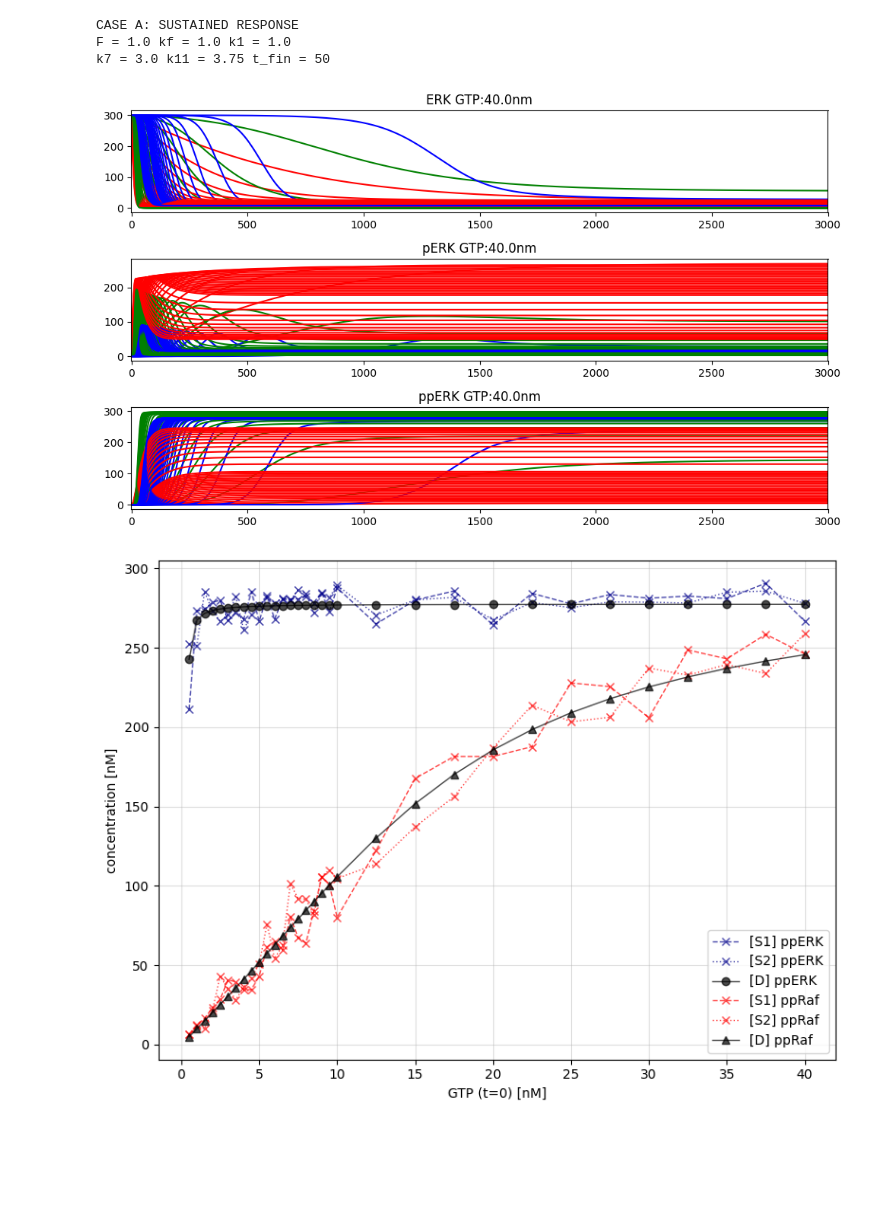
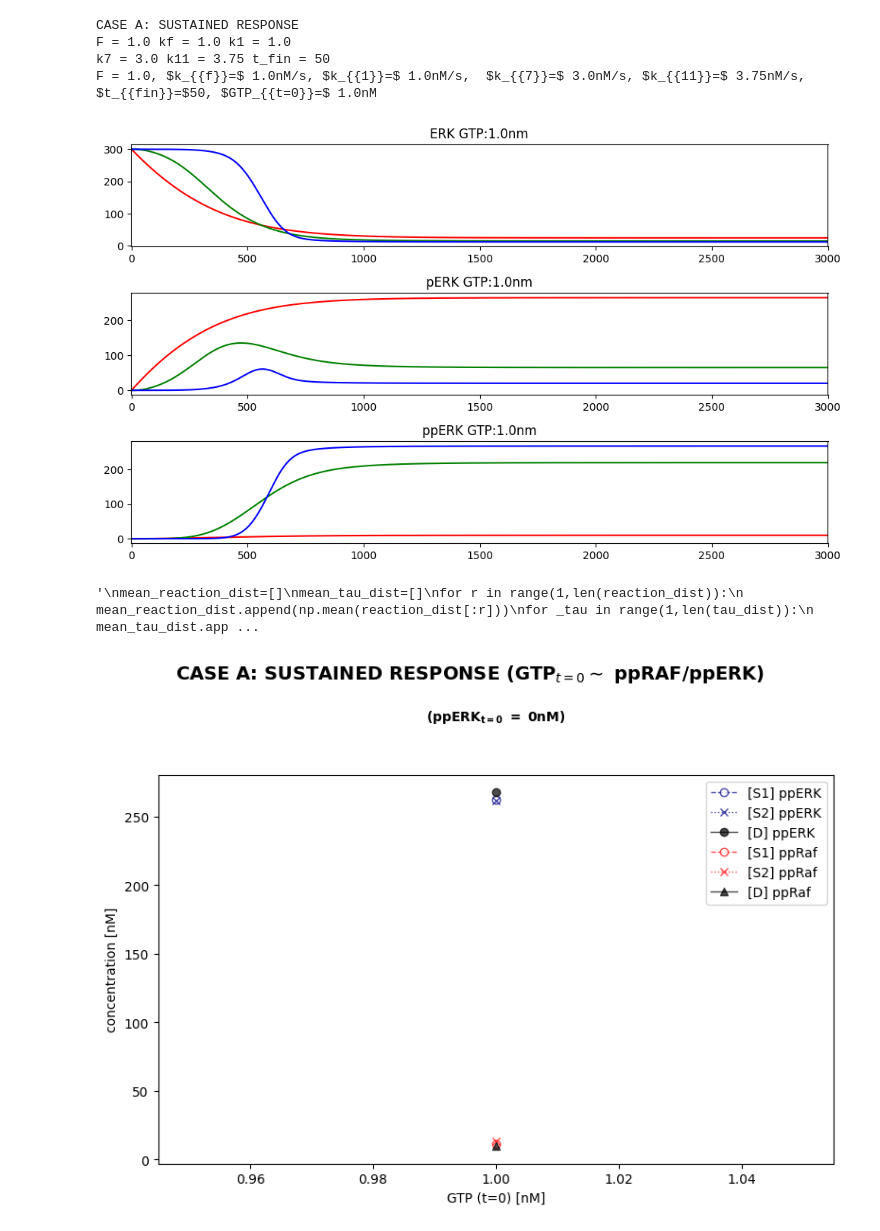
Before and after one commit to peter-clark/comp-sys-bio, a Jupyter notebook: mapK_stochastic.ipynb, the cells around one changed output. Cells and saved outputs as stored; diff of their text form; code cells hidden in the pictures; blank space fills up the shorter version.

Commit message:
Final commit before handing in report. GTP graph much cleaner and final info added to plots.

```diff
--- a/mapK_stochastic.ipynb
+++ b/mapK_stochastic.ipynb
@@ -74,7 +74,6 @@ if TRANSIENT==True:
     print("CASE B: TRANSIENT RESPONSE")
     print(f"F = {F} kf = {kf} k1 = {k1} \nk7 = {k7} k11 = {k11} t_fin = {tmax}")
     _CASE = "CASE B: TRANSIENT RESPONSE"
-    _PARAMS = f"F = {F}, " + r"$k_{{f}}=$" + f" {kf}, " + r"$k_{{1}}=$" + f" {k1},  " + r"$k_{{7}}=$" + f" {k7}, " + r"$k_{{11}}=$" + f" {k11},  "+r"$t_{{fin}}=$"+f"{tmax}"
 
 # OSCILLATORY
 if OSCILLATORY==True:
@@ -88,7 +87,6 @@ if OSCILLATORY==True:
     print("CASE C: OSCILLATORY RESPONSE")
     print(f"F = {F} kf = {kf} k1 = {k1} \nk7 = {k7} k11 = {k11} t_fin = {tmax}")
     _CASE = "CASE C: OSCILLATORY RESPONSE"
-    _PARAMS = f"F = {F}, " + r"$k_{{f}}=$" + f" {kf}, " + r"$k_{{1}}=$" + f" {k1},  " + r"$k_{{7}}=$" + f" {k7}, " + r"$k_{{11}}=$" + f" {k11},  "+r"$t_{{fin}}=$"+f"{tmax}"
 
 # BISTABLE
 if BISTABLE==True:
@@ -99,12 +97,12 @@ if BISTABLE==True:
     k7  = 3.0 #nM/s
     GTP_INTITAL = 10 # nM
     tmax        = 250 # min
-    initial[8]  = 30.0                  # ppERK
-    initial[6]  = 300.0 - initial[8]         # ERK
+    initial[8]  = 0.0                       # ppERK (IC1)
+    #initial[8]  = 30.0                     # ppERK (IC2)
+    initial[6]  = 300.0 - initial[8]        # ERK
     print("CASE D: BISTABLE RESPONSE")
     print(f"F = {F} kf = {kf} k1 = {k1} \nk7 = {k7} k11 = {k11} t_fin = {tmax}")
     _CASE = "CASE D: BISTABLE RESPONSE"
-    _PARAMS = f"F = {F}, " + r"$k_{{f}}=$" + f" {kf}, " + r"$k_{{1}}=$" + f" {k1},  " + r"$k_{{7}}=$" + f" {k7}, " + r"$k_{{11}}=$" + f" {k11},  "+r"$t_{{fin}}=$"+f"{tmax}"
 _PARAMS = f"F = {F}, " + r"$k_{{f}}=$" + f" {kf}nM/s, " + r"$k_{{1}}=$" + f" {k1}nM/s,  " + r"$k_{{7}}=$" + f" {k7}nM/s, " + r"$k_{{11}}=$" + f" {k11}nM/s,  "+r"$t_{{fin}}=$"+f"{tmax}"
 #------------------------------------------------------------------#
 #Derivatives
@@ -141,8 +139,8 @@ def dy_dt(y,t):
     return dy
 
 #Integration of ODEs
-GTP = np.arange(0.5,10.5,0.5)
-GTP=np.append(GTP,np.arange(12.5,42.5,2.5))
+GTP = np.arange(1,1.5,0.5)
+#GTP=np.append(GTP,np.arange(12.5,42.5,2.5)) # IF extra testing req
 fig, ax = plt.subplots(3,1, figsize=(10,6))
 lines = []
 colors=['red', 'red', 'red', 'green', 'green', 'green', 'blue', 'blue', 'blue']
@@ -161,34 +159,38 @@ for gtp in GTP:
     # HERE
     #lines.append(sol.values)
     means = sol.tail(20).mean()
     STEADYSTATE_DETERMINISTIC.append(means.values)
     sol.index = t
     sol.index = sol.index/60
 
     #fig, ax = plt.subplots(3,1, figsize=(10,6))
     colors=['red', 'red', 'red', 'green', 'green', 'green', 'blue', 'blue', 'blue']
     for i, col in enumerate(sol.columns):
         r = i // 3
         c = i % 3
         # print init cond.
         #print(f"{cols[i]}:[{initial[i]:.1f}]", end='-' if c!=2 else "\n")
 
         ax[c].plot(t, sol[col], color=colors[i], label=col)
         ax[c].set_title(f'{col} GTP:{gtp}nm')
         #ax[c].legend()
         ax[c].set_xlim(-2,t_min*60)
 STEADYSTATE_DETERMINISTIC = pd.DataFrame(
     STEADYSTATE_DETERMINISTIC,
     columns=sol.columns,
     index=GTP
 )
+_GTP = gtp
+_PARAMS += r", $GTP_{{t=0}}=$" + f" {_GTP}nM"
+print(_PARAMS)
 plt.tight_layout()
 plt.show()
 # %% [output]
 CASE A: SUSTAINED RESPONSE
 F = 1.0 kf = 1.0 k1 = 1.0
 k7 = 3.0 k11 = 3.75 t_fin = 50
+F = 1.0, $k_{{f}}=$ 1.0nM/s, $k_{{1}}=$ 1.0nM/s,  $k_{{7}}=$ 3.0nM/s, $k_{{11}}=$ 3.75nM/s,  $t_{{fin}}=$50, $GTP_{{t=0}}=$ 1.0nM
-[figure, old version]
+[figure, new version]
 # %%
 ##--FUNCTION FOR STOCHASTIC STOCHIOMETRIC GILLESPIE ALGORITHM--##
 NA = 6.022e23
@@ -333,6 +335,7 @@ _GTP = gtp
 t_ = np.linspace(0, t[-1], len(t))
 # %%
 ## TIME LAG TO VERIFY GILLESPIE DIST ## (LONG)
+"""
 mean_reaction_dist=[]
 mean_tau_dist=[]
 for r in range(1,len(reaction_dist)):
@@ -347,8 +350,10 @@ ax[0].hist([np.log(tau_dist), np.log(tau_dist_2)], bins=20)
 #ax[1].hist([reaction_dist, reaction_dist_2])
 half = int(len(reaction_dist)/2)
 #ax[1].hist([reaction_dist[:1000], reaction_dist_2[:1000]])
-
 plt.show()
+"""
+# %% [output]
+'\nmean_reaction_dist=[]\nmean_tau_dist=[]\nfor r in range(1,len(reaction_dist)):\n    mean_reaction_dist.append(np.mean(reaction_dist[:r]))\nfor _tau in range(1,len(tau_dist)):\n    mean_tau_dist.app ...
 # %%
 fig, ax = plt.subplots(1,1, figsize=(8,6))
 
@@ -356,7 +361,7 @@ ax.set_xlabel("GTP (t=0) [nM]")
 ax.set_ylabel("concentration [nM]")
 
 linestyles=['--','--','--',':',':',':','-.','-.','-.']
-markers_steadystate=[".","^","x", ".","^","x", ".","^","x"]
+markers_steadystate=["o","^","x", "o","^","x", "o","^","x"]
 colors_steadystate=["red"]*3 + ['darkgreen']*3 + ['darkblue']*3
 
 PLOT_STEADYSTATE = True
@@ -366,7 +371,8 @@ if PLOT_STEADYSTATE==True:
         #------------------------------------------------------------------# ppERK
         ax.plot(GTP, STEADYSTATE_STOCHASTIC['ppERK'],
                 linestyle=linestyles[2],
-                marker=markers_steadystate[8],
+                marker=markers_steadystate[0],
+                mfc='white',mec=colors_steadystate[8],
                 color=colors_steadystate[8],
                 alpha=0.7,
                 linewidth=1,
@@ -376,6 +382,7 @@ if PLOT_STEADYSTATE==True:
         ax.plot(GTP, STEADYSTATE_STOCHASTIC_2['ppERK'],
                 linestyle=linestyles[5],
                 marker=markers_steadystate[8],
+                mfc='white',mec=colors_steadystate[8],
                 color=colors_steadystate[8],
                 alpha=0.7,
                 linewidth=1,
@@ -393,7 +400,8 @@ if PLOT_STEADYSTATE==True:
         #------------------------------------------------------------------# ppRaf
         ax.plot(GTP, STEADYSTATE_STOCHASTIC['ppRaf'],
                 linestyle=linestyles[2],
-                marker=markers_steadystate[2],
+                marker=markers_steadystate[0],
+                mfc='white',mec=colors_steadystate[2],
                 color=colors_steadystate[2],
                 alpha=0.7,
                 linewidth=1,
@@ -402,6 +410,7 @@ if PLOT_STEADYSTATE==True:
         ax.plot(GTP, STEADYSTATE_STOCHASTIC_2['ppRaf'],
                 linestyle=linestyles[5],
                 marker=markers_steadystate[2],
+                mfc='white',mec=colors_steadystate[2],
                 color=colors_steadystate[2],
                 alpha=0.7,
                 linewidth=1,
@@ -432,12 +441,14 @@ else:
                         alpha=0.7,
                         linewidth=1
                         )
+
+plt.suptitle(_CASE + r" (GTP$_{{t=0}} \sim$ ppRAF/ppERK)", fontsize=14, weight='bold')
+ax.text(s=r"(ppERK$\mathbf{{_{{t=0}}\ =\ }}$"+f"{initial[8]}nM)", x=GTP[int(len(GTP)/2)], y=320, ha='center',weight='bold', fontsize=10)
+ax.legend()
 plt.tight_layout()
-plt.grid(which='major', alpha=0.4)
-ax.legend()
 plt.show()
 # %% [output]
-[figure, old version]
+[figure, new version]
 # %%
 ## GRAPH SIMULATIONS FOR DETERMINISTIC AND STOCHASTIC DYNAMICS ##
 fig, ax = plt.subplots(3,1, figsize=(11,7))
```
Also changed, not shown: parts of 3 cells of this notebook.
